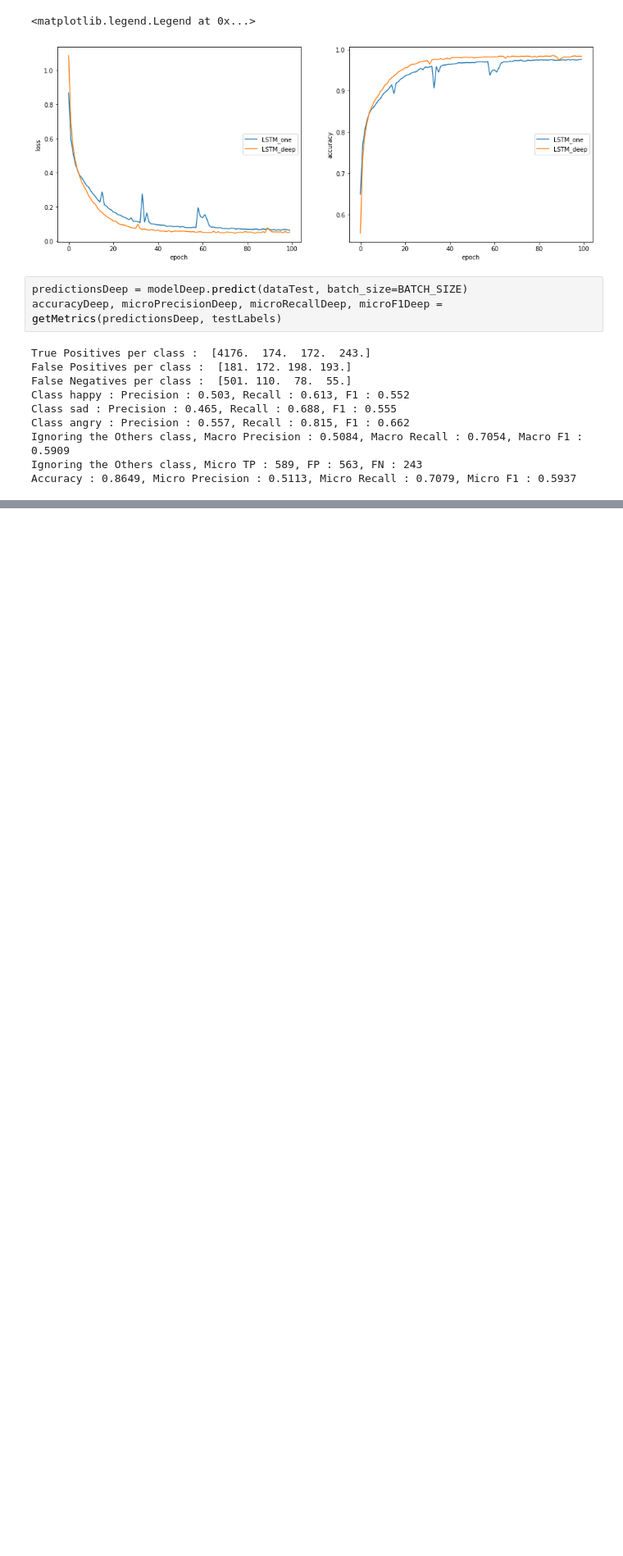
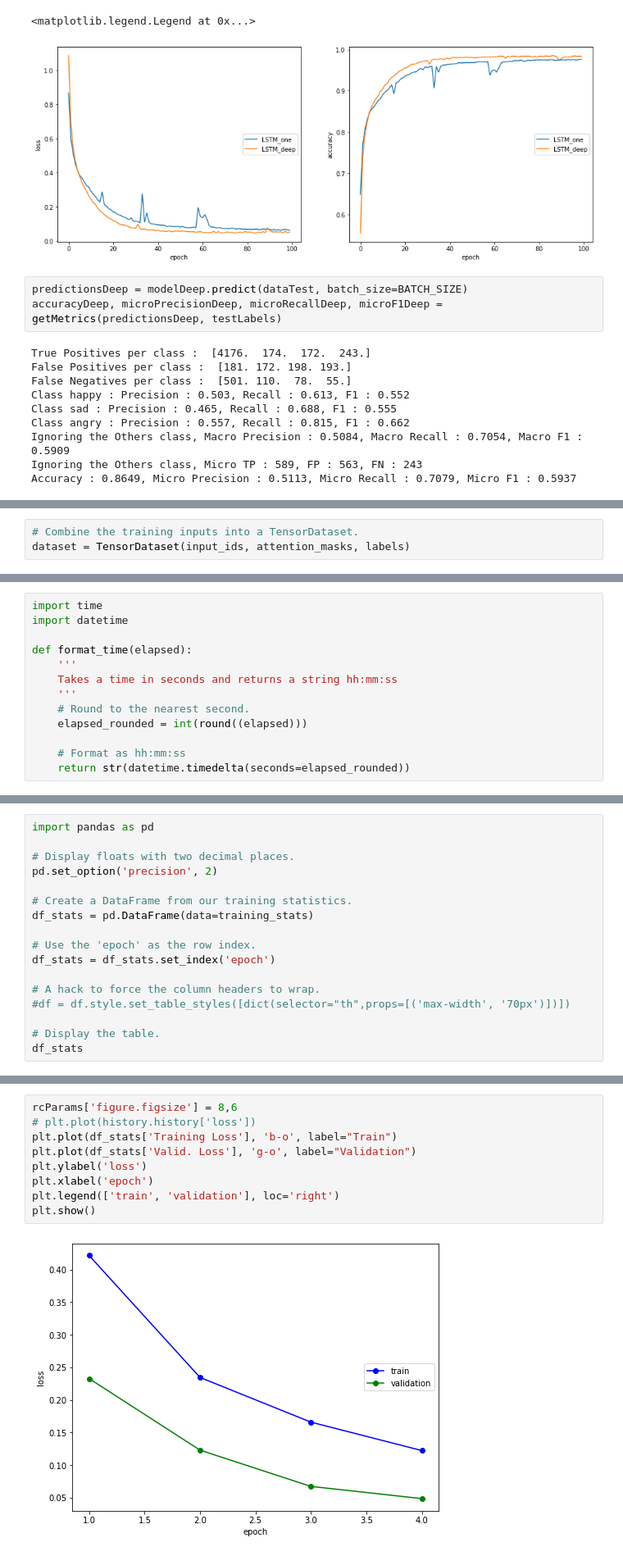
Before and after one commit to INFJakZda/Emotion-Recognition, a Jupyter notebook: reports/Emotion_Recognition.ipynb, the cells around one changed output, grey strips where cells are left out. Shown at 82% size. Saved outputs shown, nothing was run; the diff lists cells and outputs as text; blank space fills up the shorter version.

```diff
--- a/reports/Emotion_Recognition.ipynb
+++ b/reports/Emotion_Recognition.ipynb
@@ -441,0 +719,3 @@ Accuracy : 0.8649, Micro Precision : 0.5113, Micro Recall : 0.7079, Micro F1 : 0
+# %%
+# Combine the training inputs into a TensorDataset.
+dataset = TensorDataset(input_ids, attention_masks, labels)
@@ -441,0 +870,13 @@ Accuracy : 0.8649, Micro Precision : 0.5113, Micro Recall : 0.7079, Micro F1 : 0
+# %%
+import time
+import datetime
+
+def format_time(elapsed):
+    '''
+    Takes a time in seconds and returns a string hh:mm:ss
+    '''
+    # Round to the nearest second.
+    elapsed_rounded = int(round((elapsed)))
+
+    # Format as hh:mm:ss
+    return str(datetime.timedelta(seconds=elapsed_rounded))
@@ -441,0 +1181,17 @@ Accuracy : 0.8649, Micro Precision : 0.5113, Micro Recall : 0.7079, Micro F1 : 0
+# %%
+import pandas as pd
+
+# Display floats with two decimal places.
+pd.set_option('precision', 2)
+
+# Create a DataFrame from our training statistics.
+df_stats = pd.DataFrame(data=training_stats)
+
+# Use the 'epoch' as the row index.
+df_stats = df_stats.set_index('epoch')
+
+# A hack to force the column headers to wrap.
+#df = df.style.set_table_styles([dict(selector="th",props=[('max-width', '70px')])])
+
+# Display the table.
+df_stats
@@ -441,0 +1205,11 @@ Accuracy : 0.8649, Micro Precision : 0.5113, Micro Recall : 0.7079, Micro F1 : 0
+# %%
+rcParams['figure.figsize'] = 8,6
+# plt.plot(history.history['loss'])
+plt.plot(df_stats['Training Loss'], 'b-o', label="Train")
+plt.plot(df_stats['Valid. Loss'], 'g-o', label="Validation")
+plt.ylabel('loss')
+plt.xlabel('epoch')
+plt.legend(['train', 'validation'], loc='right')
+plt.show()
+# %% [output]
+[figure, added]
```
Also changed, not shown: parts of 44 cells of this notebook.
